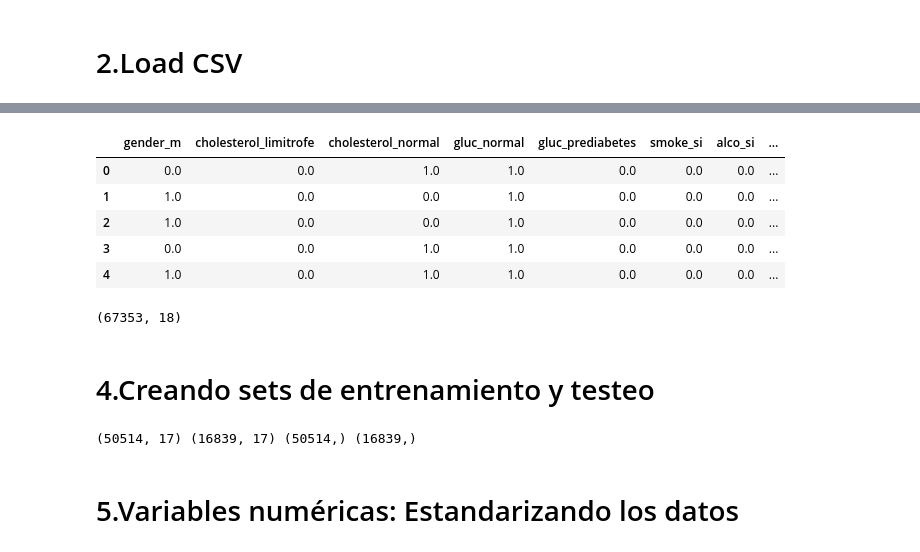
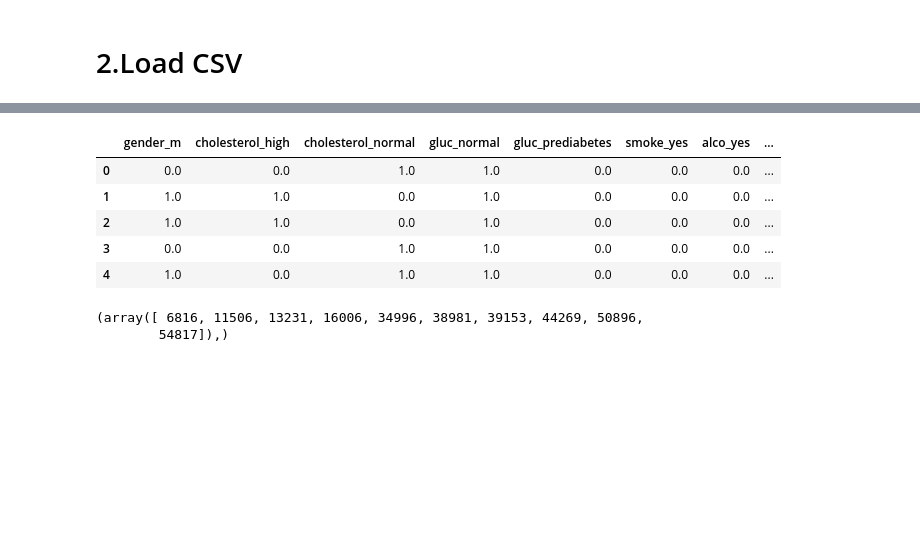
Before and after one commit to javisrv/Cardiovascular_event_prediction, a Jupyter notebook: scripts/RL.ipynb, the cells around one changed output, grey strips where cells are left out. Saved outputs shown, nothing was run; the diff lists cells and outputs as text; code cells hidden in the pictures; blank space fills up the shorter version.

```diff
--- a/scripts/RL.ipynb
+++ b/scripts/RL.ipynb
@@ -45,5 +56,0 @@ enc.categories_
-# %%
-#Observar que en total tenemos 14 categorias, por lo tanto deberia crear 8 columnas dummie (n-1 * 6)
-
-for i in categoricals:
-    print(data[i].unique())
@@ -155,28 +57,28 @@ data_numerica.head()
-# %%
-data_final = pd.concat([dummies_df, data_numerica,data["cardio"]], axis = 1)
-data_final.head()
-# %% [output]
-|  | gender_m | cholesterol_limitrofe | cholesterol_normal | gluc_normal | gluc_prediabetes | smoke_si | alco_si | ... |
-| 0 | 0.0 | 0.0 | 1.0 | 1.0 | 0.0 | 0.0 | 0.0 | ... |
-| 1 | 1.0 | 0.0 | 0.0 | 1.0 | 0.0 | 0.0 | 0.0 | ... |
-| 2 | 1.0 | 0.0 | 0.0 | 1.0 | 0.0 | 0.0 | 0.0 | ... |
-| 3 | 0.0 | 0.0 | 1.0 | 1.0 | 0.0 | 0.0 | 0.0 | ... |
-| 4 | 1.0 | 0.0 | 1.0 | 1.0 | 0.0 | 0.0 | 0.0 | ... |
-# %%
-data_final.shape
-# %% [output]
-(67353, 18)
-# %% [markdown]
-# 4.Creando sets de entrenamiento y testeo
+# %%
+dummies = enc.transform(X).toarray()
+dummies
+dummies_df = pd.DataFrame(dummies)
+dummies_df
+
+col_names = [categoricals[i] + '_' + enc.categories_[i] for i in range(len(categoricals))]
+                                                                 #range(len(categoricals)) = 0 a 6
+col_names_drop_first = [sublist[i] for sublist in col_names for i in range(len(sublist)) if i != 0]
+dummies_df.columns = col_names_drop_first
+variables_numericas = ["height", "weight", "AgeinYr", "ap_hi", "ap_lo", "bmi", "fram", "esc"]
+data_numerica = data[variables_numericas]
+data_final = pd.concat([dummies_df, data_numerica,data["cardio"]], axis = 1)
+data_final.head()
+# %% [output]
+|  | gender_m | cholesterol_high | cholesterol_normal | gluc_normal | gluc_prediabetes | smoke_yes | alco_yes | ... |
+| 0 | 0.0 | 0.0 | 1.0 | 1.0 | 0.0 | 0.0 | 0.0 | ... |
+| 1 | 1.0 | 1.0 | 0.0 | 1.0 | 0.0 | 0.0 | 0.0 | ... |
+| 2 | 1.0 | 1.0 | 0.0 | 1.0 | 0.0 | 0.0 | 0.0 | ... |
+| 3 | 0.0 | 0.0 | 1.0 | 1.0 | 0.0 | 0.0 | 0.0 | ... |
+| 4 | 1.0 | 0.0 | 1.0 | 1.0 | 0.0 | 0.0 | 0.0 | ... |
 # %%
 X = data_final.drop("cardio", axis = 1)
 y = data_final["cardio"]
 # %%
+# Separamos un set de testeo para evaluar el modelo
 from sklearn.model_selection import train_test_split
-
-X_train, X_test, y_train, y_test = train_test_split(X, y, stratify = data_final["gender_m"], random_state = 123)
-print(X_train.shape, X_test.shape, y_train.shape, y_test.shape)
+X_train, X_test, y_train, y_test = train_test_split(X, y, stratify=y, random_state = 0)
-# %% [output]
-(50514, 17) (16839, 17) (50514,) (16839,)
-# %% [markdown]
-# 5.Variables numéricas: Estandarizando los datos
@@ -182,0 +91,5 @@ print(X_train.shape, X_test.shape, y_train.shape, y_test.shape)
+# %%
+np.where(np.isnan(data.ap_hi))
+# %% [output]
+(array([ 6816, 11506, 13231, 16006, 34996, 38981, 39153, 44269, 50896,
+        54817]),)
```
Also changed, not shown: parts of 49 cells of this notebook, 7 other files.
